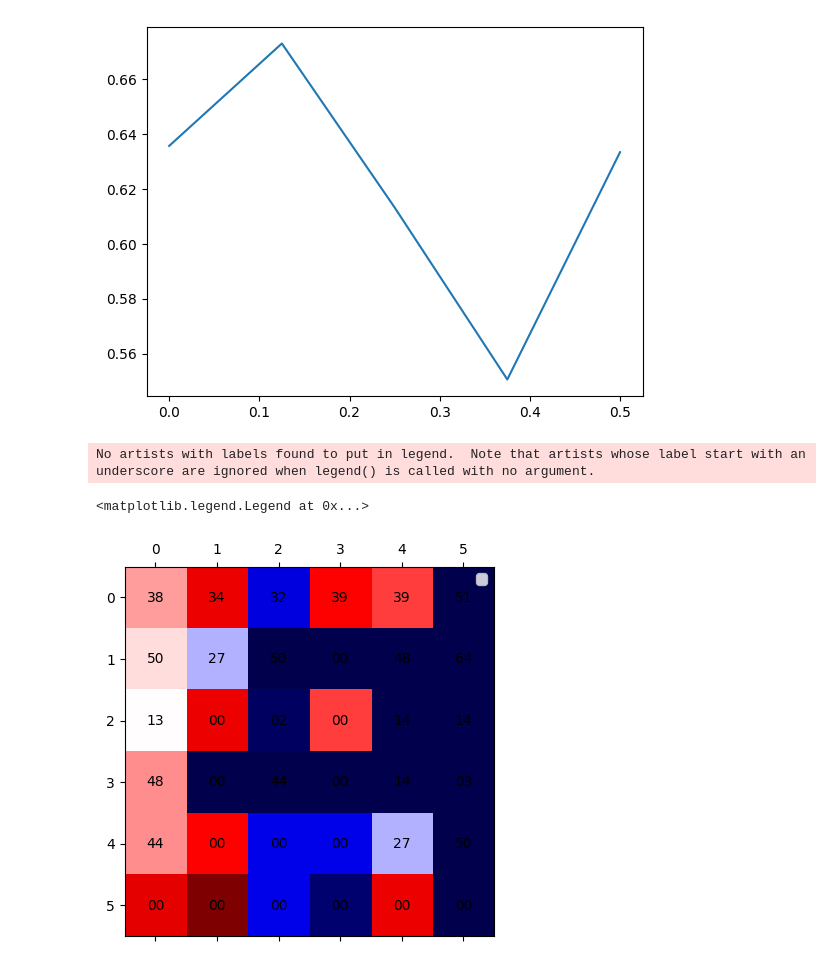
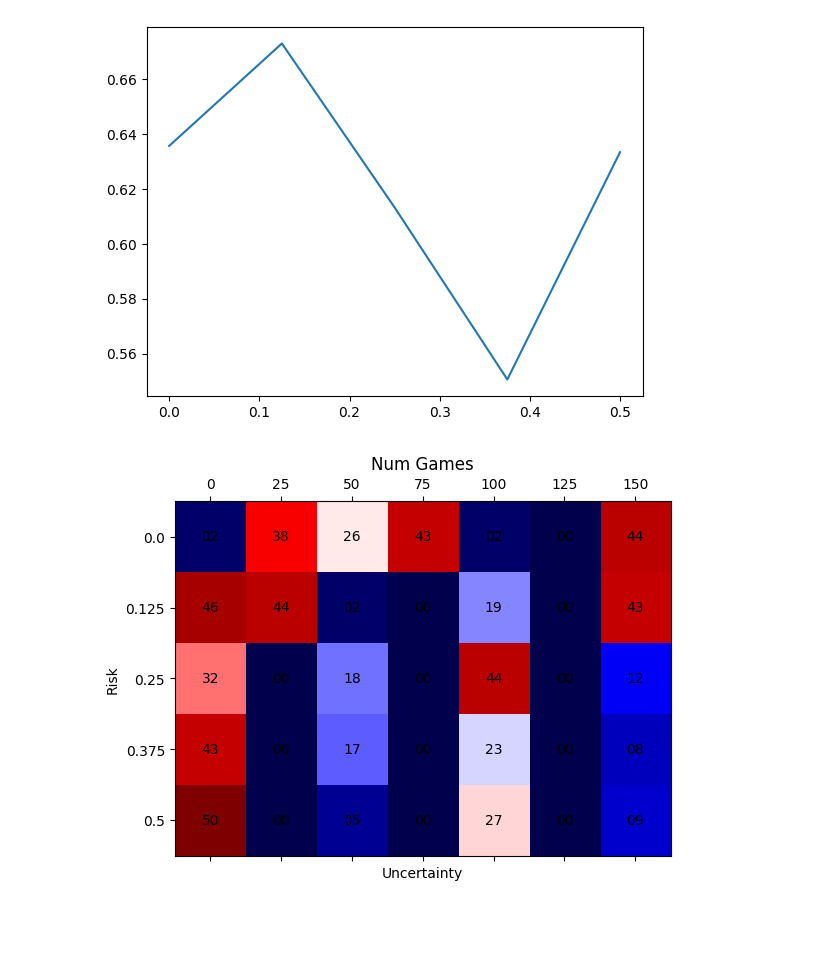
Before and after one commit to JacekCzupyt/RBC-Zubat, a Jupyter notebook: analysis/unranked_tests.ipynb, the cells around one changed output. Cells and saved outputs as stored; diff of their text form; code cells hidden in the pictures; blank space fills up the shorter version.

Commit message:
Game analysis

```diff
--- a/analysis/unranked_tests.ipynb
+++ b/analysis/unranked_tests.ipynb
@@ -157,18 +157,25 @@ plt.plot(res.keys(), res.values())
 [<matplotlib.lines.Line2D at 0x...>]
 [figure]
 # %%
-opp = "StrangeFish2"
+opp = "Oracle"
 
 fig, ax = plt.subplots()
 
-data = [[len(games[opp][u][r]) for r in games[opp]] for u in games[opp]]
+data = [[0 for _ in range(7)] for _ in range(5)]
+for u in games[opp]:
+    for r in games[opp][u]:
+        data[r][u] = len(games[opp][u][r])
 
 ax.matshow(data, cmap='seismic')
 for (i, j), z in np.ndenumerate(data):
-    ax.text(i, j, f"{z:02}", ha='center', va='center')
+    ax.text(j, i, f"{z:02}", ha='center', va='center')
 
-ax.legend()
+ax.set_xticklabels([f"{x*25}" for x in range(-1,7)])
+ax.set_yticklabels([f"{x*0.125}" for x in range(-1,5)])
+
+ax.set_xlabel("Uncertainty")
+ax.set_ylabel("Risk")
+ax.set_title("Num Games")
+plt.show()
 # %% [output]
-No artists with labels found to put in legend.  Note that artists whose label start with an underscore are ignored when legend() is called with no argument.
-<matplotlib.legend.Legend at 0x...>
-[figure, old version]
+[figure, new version]
```
Also changed, not shown: parts of 1 cell of this notebook.
